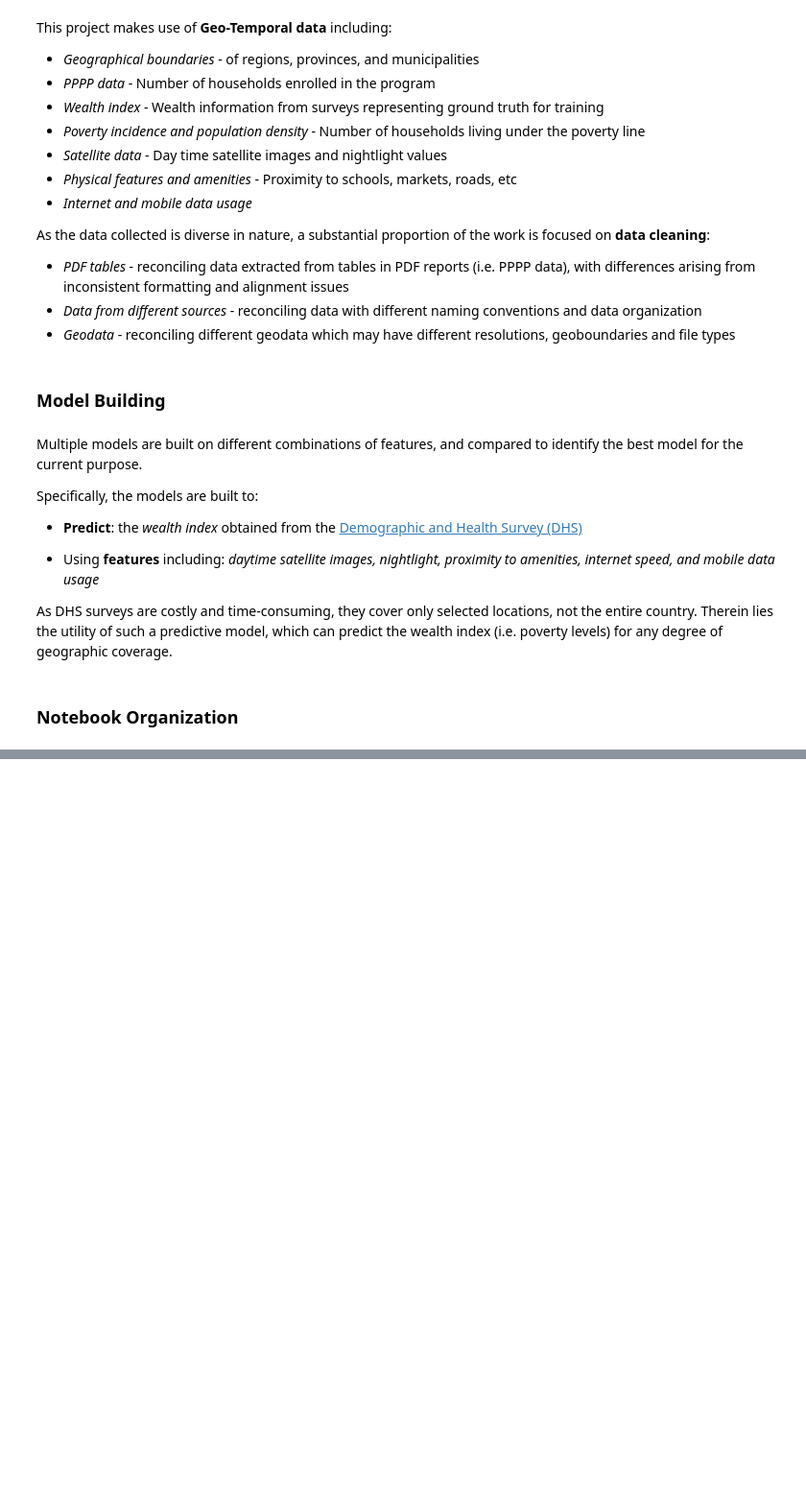
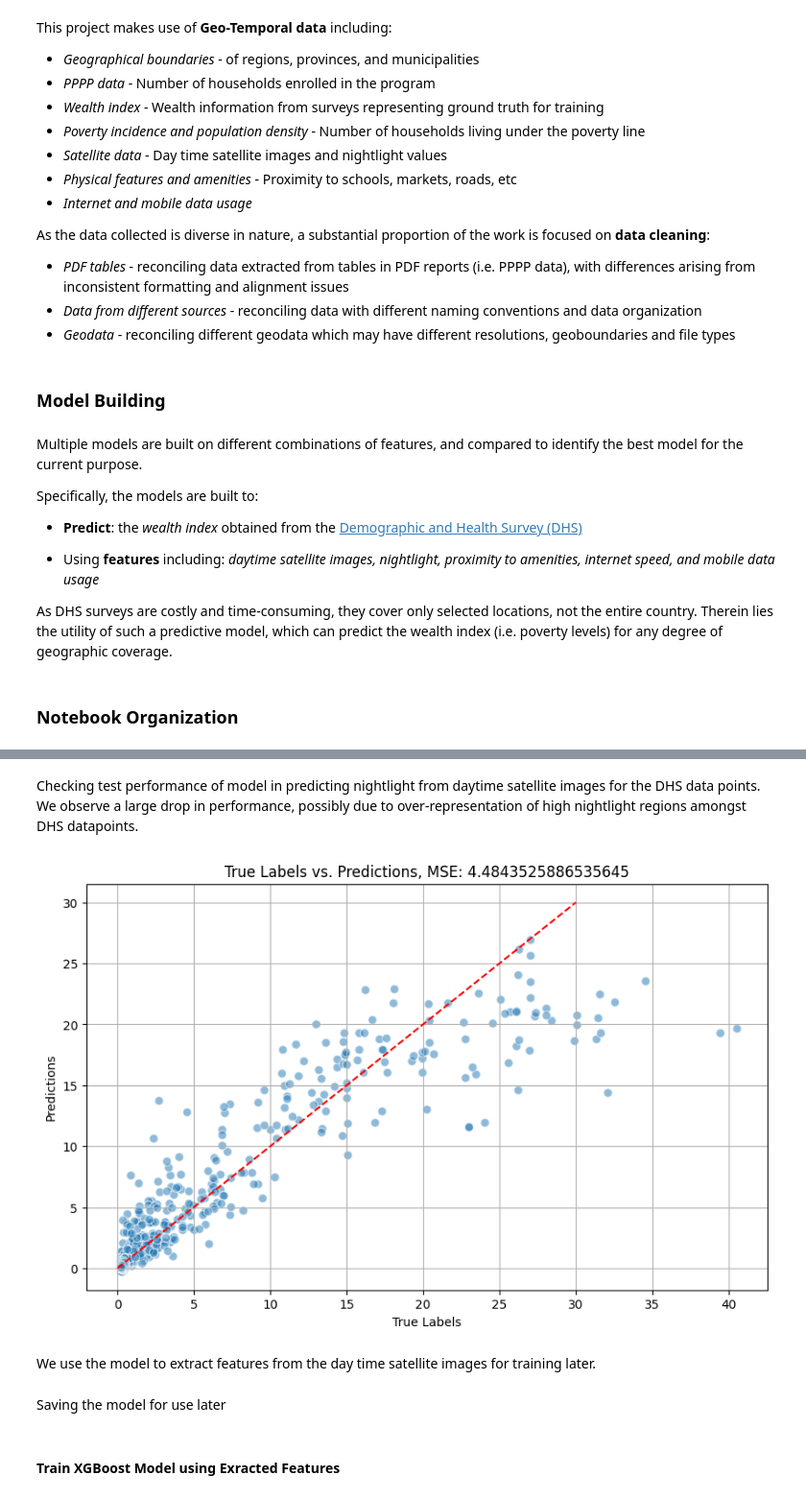
Before and after one commit to teofc111/poverty_mapping, a Jupyter notebook: poverty_mapping_pppp.ipynb, the cells around one changed output, grey strips where cells are left out. Shown at 96% size. Drawn from its saved outputs; the diff is of its cells as text; code cells hidden in the pictures; blank space fills up the shorter version.

Commit message:
Completed analysis for impact evaluation

```diff
--- a/poverty_mapping_pppp.ipynb
+++ b/poverty_mapping_pppp.ipynb
@@ -2956,0 +982,4 @@ mean_squared_error(y_test,np.mean(np.hstack([y_train,y_val]))*np.ones(y_test.sha
+# %%
+# Train model
+model_reg, df = train_model3(model_reg, criterion, optimizer, exp_lr_scheduler,dataloaders, dataset_sizes,
+                       num_epochs=30,verbose=1,plot_curves=False)
@@ -2956,0 +1060,58 @@ mean_squared_error(y_test,np.mean(np.hstack([y_train,y_val]))*np.ones(y_test.sha
+# %% [markdown]
+Checking test performance of model in predicting nightlight from daytime satellite images for the DHS data points. We observe a large drop in performance, possibly due to over-representation of high nightlight regions amongst DHS datapoints.
+# %%
+# get features for dhs clusters
+dhs_path = 'data'
+df_dhs = pd.read_csv(os.path.join(dhs_path,'X.csv'))\
+    .rename(columns={'avg_rad_min':'target'})
+df_dhs['filename'] = df_dhs['DHSCLUST'].map(lambda x: 'map_'+str(x-1)+'.tif')
+df_dhs = df_dhs[['filename','target']]
+df_dhs = df_dhs.astype({'target':'float32'})
+
+# Load the full dataset
+image_folder = 'data/daysat/2022/'
+
+# Create datasets
+test_dataset = RegressionDataset2(image_folder=image_folder, targets_df=df_dhs,transform=data_transforms['test'])
+
+# Create DataLoader instances
+dataloaders = {
+    'test': DataLoader(test_dataset, batch_size=64, shuffle=False, num_workers=16,drop_last=False)
+}
+
+# Initialize lists to store the outputs and labels
+all_outputs = []
+all_labels = []
+
+model_reg.eval()  # Set the model to evaluation mode
+
+with torch.no_grad():
+    for inputs, labels in dataloaders['test']:
+        inputs = inputs.to(device)
+        labels = labels.to(device)  # Ensure labels are also on the correct device
+        outputs = model_reg(inputs)
+
+        # Collect outputs and labels
+        all_outputs.append(outputs.cpu().numpy())
+        all_labels.append(labels.cpu().numpy())
+
+# Concatenate all collected outputs and labels
+all_outputs = np.concatenate(all_outputs, axis=0)
+all_labels = np.concatenate(all_labels, axis=0)
+
+# Plot true labels vs. predictions
+plt.figure(figsize=(10, 6))
+plt.scatter(all_labels, all_outputs, alpha=0.5, edgecolors='w', s=50)
+plt.plot([0,30], [0,30], color='red', linestyle='--', label='Ideal Line')
+
+mse = mean_squared_error(all_labels, all_outputs)
+
+plt.xlabel('True Labels')
+plt.ylabel('Predictions')
+plt.title(f'True Labels vs. Predictions, MSE: {mse}')
+plt.grid(True)
+# plt.ylim([0,1])
+# %% [output]
+[figure, added]
+# %% [markdown]
+We use the model to extract features from the day time satellite images for training later.
@@ -2956,0 +1136,2 @@ mean_squared_error(y_test,np.mean(np.hstack([y_train,y_val]))*np.ones(y_test.sha
+# %% [markdown]
+Saving the model for use later
@@ -2956,0 +1144,2 @@ mean_squared_error(y_test,np.mean(np.hstack([y_train,y_val]))*np.ones(y_test.sha
+# %% [markdown]
+#### Train XGBoost Model using Exracted Features
```
Also changed, not shown: parts of 214 cells of this notebook, 1 other file.
